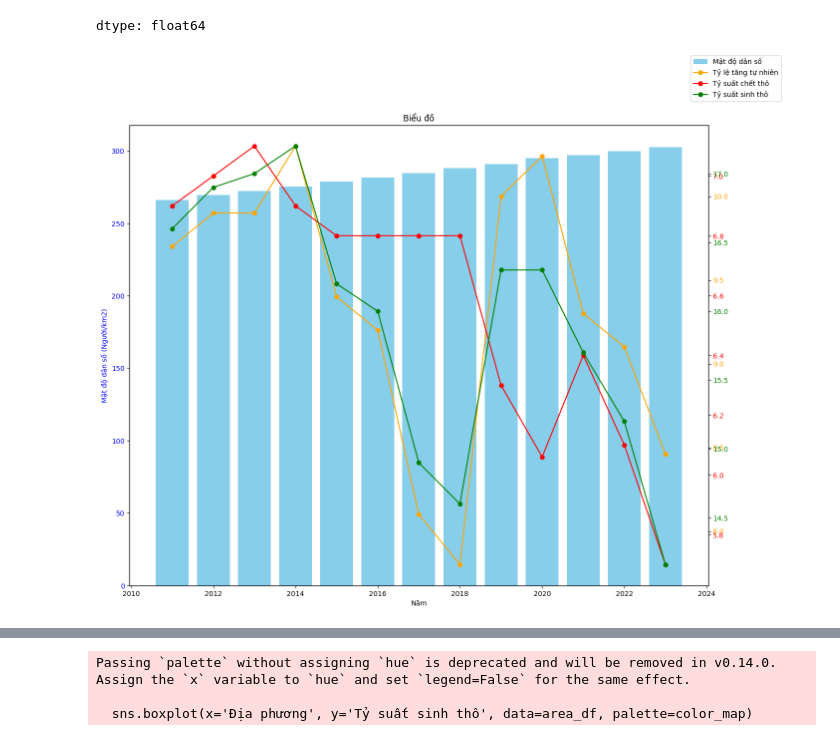
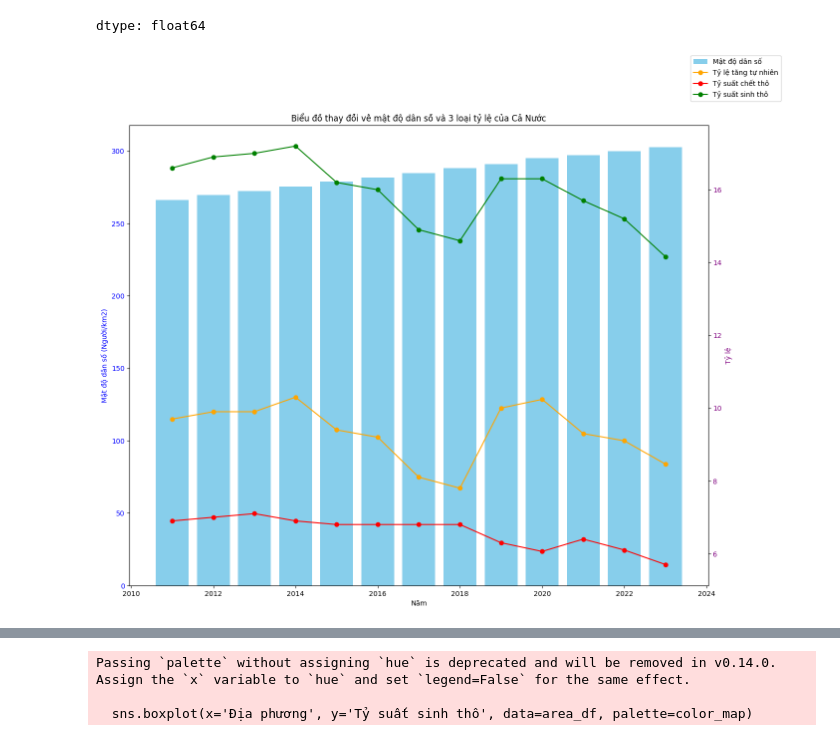
Before and after one commit to chopcolate/CSC14119-Intro2DataScience, a Jupyter notebook: Code.ipynb, the cells around one changed output, grey strips where cells are left out. Drawn from its saved outputs; the diff is of its cells as text; code cells hidden in the pictures.

```diff
--- a/Code.ipynb
+++ b/Code.ipynb
@@ -240,29 +256,23 @@ dtype: float64
 # %%
 
 fig, ax1 = plt.subplots(figsize=(15, 12))
 ax1.bar(vietnam_df['Năm'], vietnam_df['Mật độ dân số (Người/km2)'], color='skyblue', label='Mật độ dân số')
 ax1.set_xlabel('Năm')
 ax1.set_ylabel('Mật độ dân số (Người/km2)', color='blue')
 ax1.tick_params(axis='y', labelcolor='blue')
 
 ax2 = ax1.twinx()
 ax2.plot(vietnam_df['Năm'], vietnam_df['Tỷ lệ tăng tự nhiên'], color='orange', marker='o', label='Tỷ lệ tăng tự nhiên')
-# ax2.set_ylabel('Tỷ lệ tăng tự nhiên', color='orange')
-ax2.tick_params(axis='y', labelcolor='orange')
+ax2.set_ylabel('Tỷ lệ', color='purple')
+ax2.tick_params(axis='y', labelcolor='purple')
 
-ax3 = ax1.twinx()
-ax3.plot(vietnam_df['Năm'], vietnam_df['Tỷ suất chết thô'], color='red', marker='o', label='Tỷ suất chết thô')
-# ax3.set_ylabel('Tỷ suất chết thô', color='red')
-ax3.tick_params(axis='y', labelcolor='red')
+ax2.plot(vietnam_df['Năm'], vietnam_df['Tỷ suất chết thô'], color='red', marker='o', label='Tỷ suất chết thô')
 
-ax4 = ax1.twinx()
-ax4.plot(vietnam_df['Năm'], vietnam_df['Tỷ suất sinh thô'], color='green', marker='o', label='Tỷ suất sinh thô')
-# ax4.set_ylabel('Tỷ suất sinh thô', color='green')
-ax4.tick_params(axis='y', labelcolor='green')
+ax2.plot(vietnam_df['Năm'], vietnam_df['Tỷ suất sinh thô'], color='green', marker='o', label='Tỷ suất sinh thô')
 
 fig.legend(loc='upper right')
 
-plt.title('Biểu đồ')
+plt.title('Biểu đồ thay đổi về mật độ dân số và 3 loại tỷ lệ của Cả Nước')
 plt.show()
 # %% [output]
-[figure, old version]
+[figure, new version]
```
Also changed, not shown: parts of 23 cells of this notebook.
